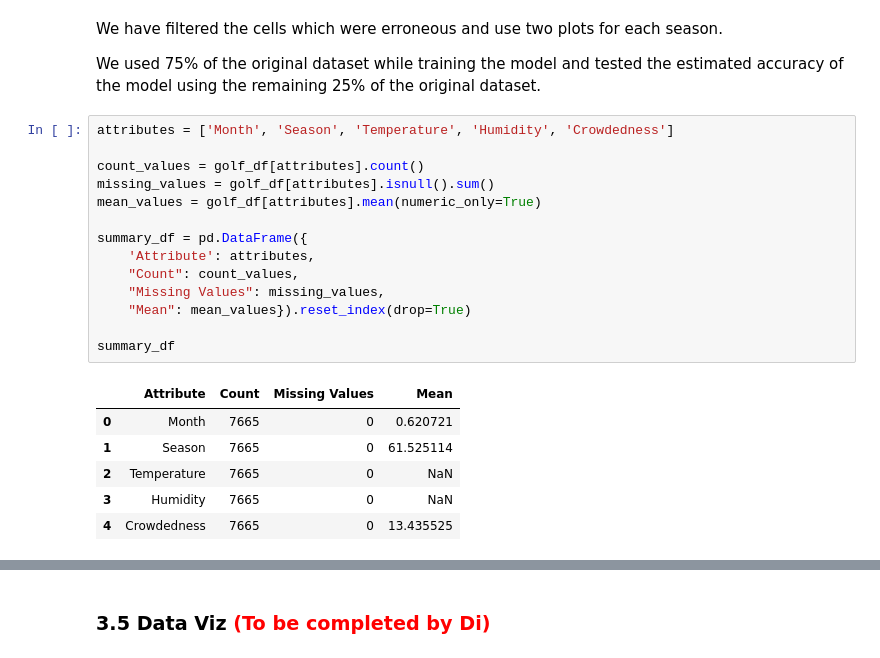
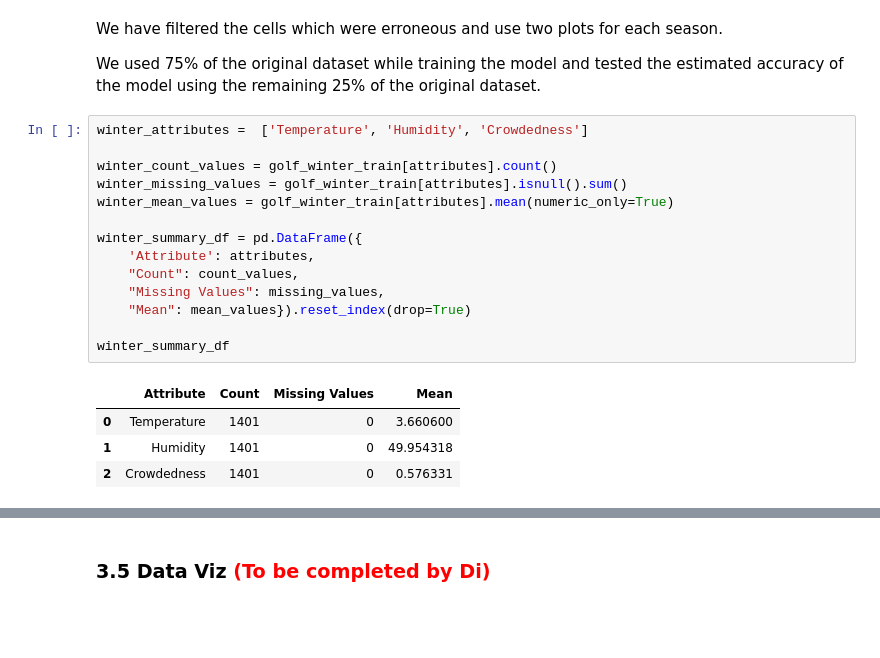
Before and after one commit to DeeHu/dsci-100-group-project, a Jupyter notebook: golf_project_proposal.ipynb, the cells around one changed output, grey strips where cells are left out. Saved outputs shown, nothing was run; the diff lists cells and outputs as text; blank space fills up the shorter version.

Commit message:
use only training set for summary

```diff
--- a/golf_project_proposal.ipynb
+++ b/golf_project_proposal.ipynb
@@ -207,23 +213,21 @@ We have filtered the cells which were erroneous and use two plots for each seaso
 
 We used 75% of the original dataset while training the model and tested the estimated accuracy of the model using the remaining 25% of the original dataset.
 # %%
-attributes = ['Month', 'Season', 'Temperature', 'Humidity', 'Crowdedness']
+winter_attributes =  ['Temperature', 'Humidity', 'Crowdedness']
 
-count_values = golf_df[attributes].count()
-missing_values = golf_df[attributes].isnull().sum()
-mean_values = golf_df[attributes].mean(numeric_only=True)
+winter_count_values = golf_winter_train[attributes].count()
+winter_missing_values = golf_winter_train[attributes].isnull().sum()
+winter_mean_values = golf_winter_train[attributes].mean(numeric_only=True)
 
-summary_df = pd.DataFrame({
+winter_summary_df = pd.DataFrame({
     'Attribute': attributes,
     "Count": count_values,
     "Missing Values": missing_values,
     "Mean": mean_values}).reset_index(drop=True)
 
-summary_df
+winter_summary_df
 # %% [output]
 |  | Attribute | Count | Missing Values | Mean |
-| 0 | Month | 7665 | 0 | 0.620721 |
-| 1 | Season | 7665 | 0 | 61.525114 |
-| 2 | Temperature | 7665 | 0 | NaN |
-| 3 | Humidity | 7665 | 0 | NaN |
-| 4 | Crowdedness | 7665 | 0 | 13.435525 |
+| 0 | Temperature | 1401 | 0 | 3.660600 |
+| 1 | Humidity | 1401 | 0 | 49.954318 |
+| 2 | Crowdedness | 1401 | 0 | 0.576331 |
```
Also changed, not shown: parts of 3 cells of this notebook.
